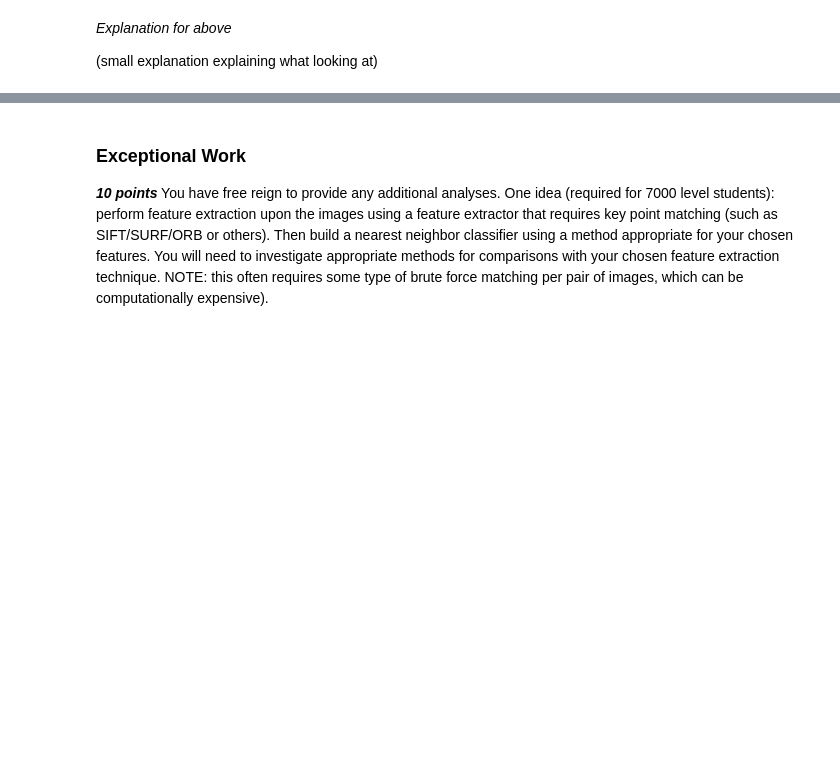
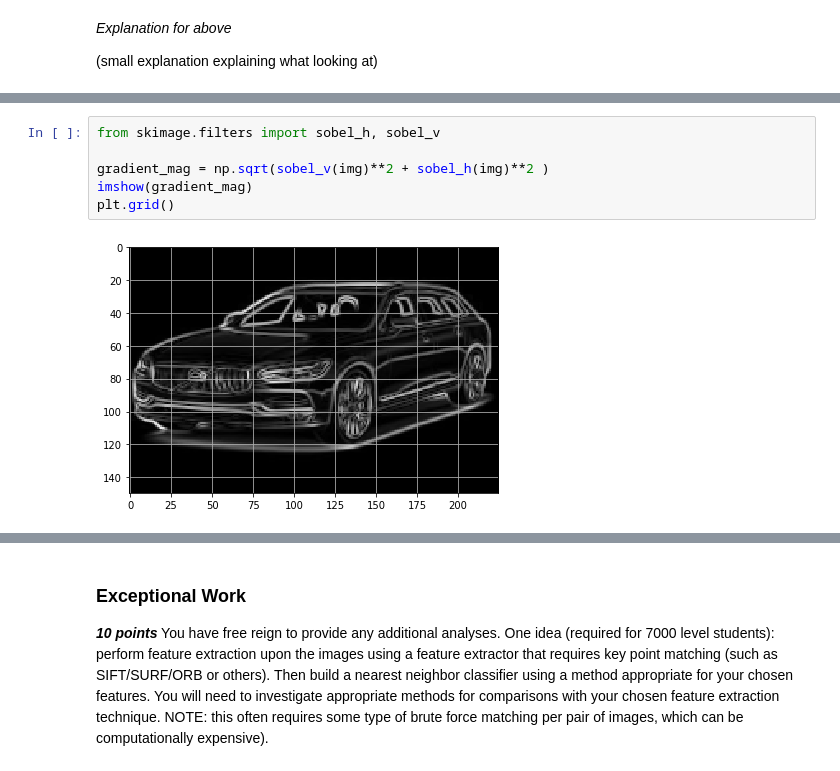
Before and after one commit to skylert7/Machine_Learning_SMU, a Jupyter notebook: Lab2.ipynb, the cells around one changed output, grey strips where cells are left out. Cells and saved outputs as stored; diff of their text form; blank space fills up the shorter version.

```diff
--- a/Lab2.ipynb
+++ b/Lab2.ipynb
@@ -388,0 +377,8 @@ RuntimeError: In FT2Font: Can not load face.
+# %%
+from skimage.filters import sobel_h, sobel_v
+
+gradient_mag = np.sqrt(sobel_v(img)**2 + sobel_h(img)**2 )
+imshow(gradient_mag)
+plt.grid()
+# %% [output]
+[figure, added]
```
Also changed, not shown: parts of 28 cells of this notebook.
